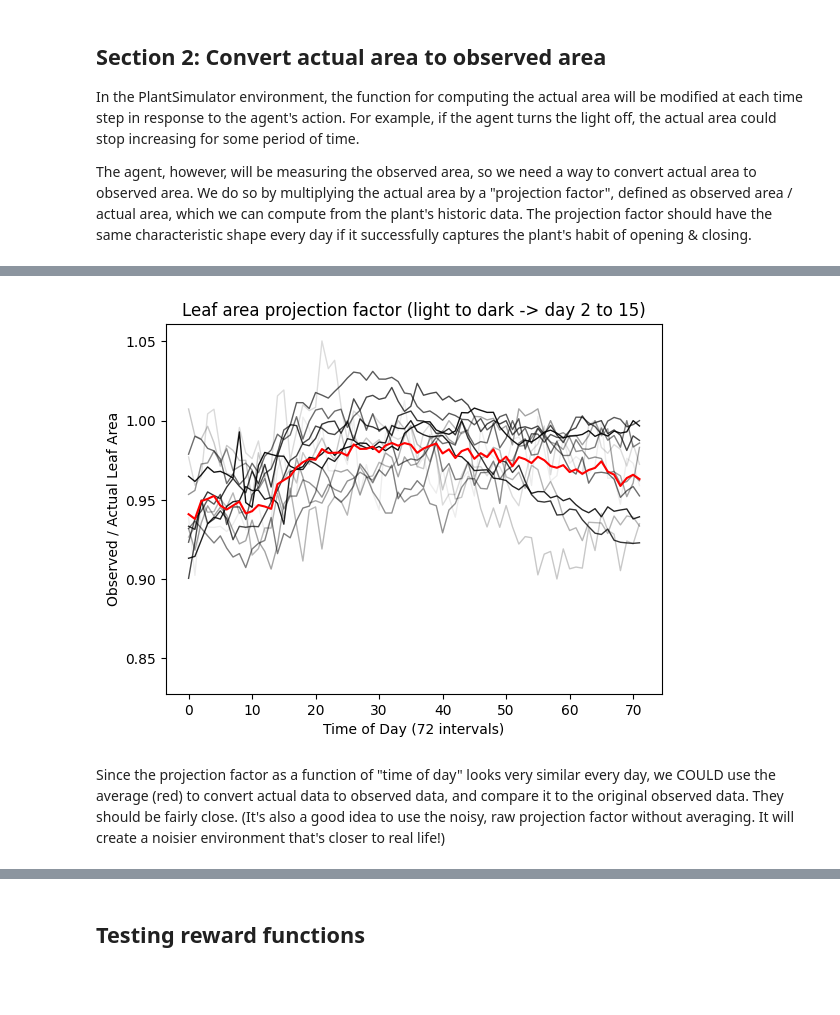
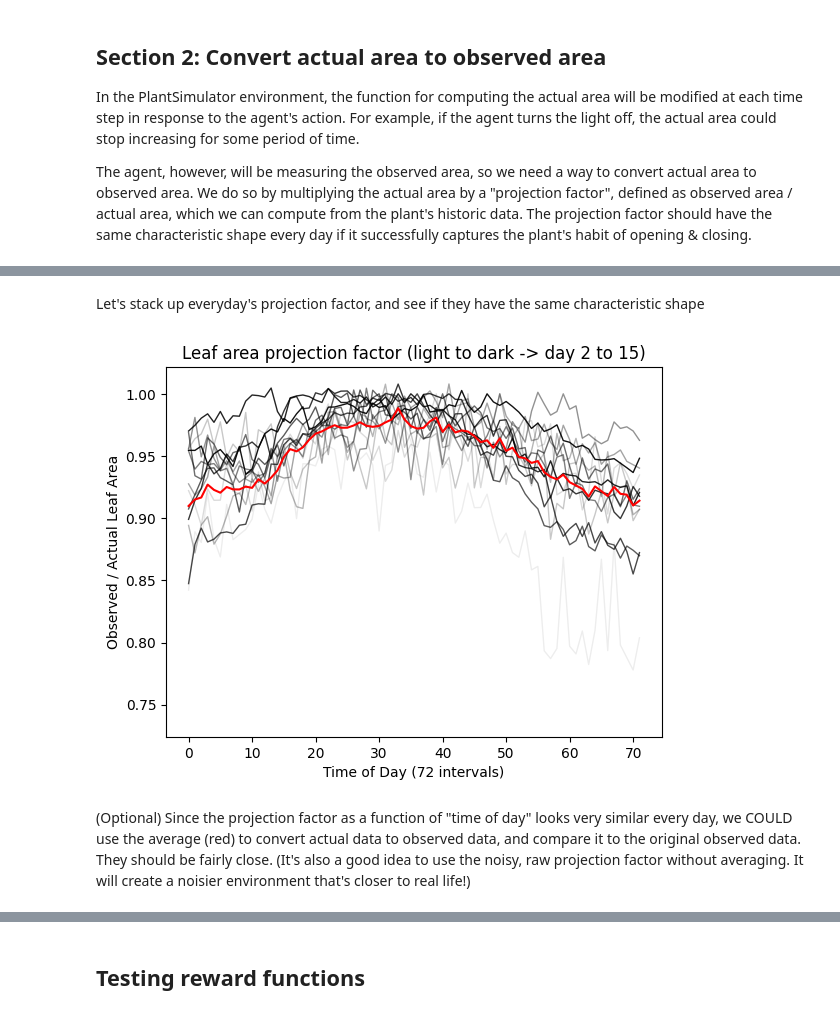
Before and after one commit to steventango/plant-rl, a Jupyter notebook: analysis/analyze_plant_data.ipynb, the cells around one changed output, grey strips where cells are left out. Cells and saved outputs as stored; diff of their text form; code cells hidden in the pictures; blank space fills up the shorter version.

```diff
--- a/analysis/analyze_plant_data.ipynb
+++ b/analysis/analyze_plant_data.ipynb
@@ -19,7 +19,7 @@ print(f'Largest measured area: {np.max(max_values[1:])}')
 # Set param and choose a plant to analyze
 steps_per_day = 72
 steps_per_night = 72
-plant_id = 1
+plant_id = 5
 data = np.array(df.iloc[:, plant_id])
 # %% [output]
 Largest measured area: 25083.0
@@ -45,12 +45,13 @@ print(f'best fit power law ~ x^{popt[1]:.2f}')
 y_linear = [pwl(x) for x in x_values]
 
 # Plot
-plt.plot(x_values, y_power, 'r-', label='Power Law')
-plt.plot(x_values, y_linear, 'g-', label='Piecewise Linear')
+plt.plot(x_values, y_linear, 'r-', label='Piecewise Linear')
+plt.plot(x_values, y_power, 'g--', label='Power Law')
 plt.plot(max_time, max_area, 'bo', label='Original Data')
-plt.xlabel('Time')
-plt.ylabel('Area')
+for i in range(int(len(data)/steps_per_day)+1):
+    plt.axvline(x = (steps_per_day+steps_per_night)*i, color='k', linestyle='--', linewidth=0.5)
+plt.xlabel('Time Step')
+plt.ylabel('Area [Pixel]')
 plt.legend()
-plt.grid(True)
 plt.show()
 # %% [output]
@@ -75,11 +76,12 @@ actual_area_linear = np.hstack(actual_area_linear)
 
 # Plot the actual vs observed area
 plt.plot(observed_area.reshape(-1)[steps_per_day:-steps_per_day], 'b', label='observed leaf area')
-plt.plot(actual_area_power, 'r', label='approximated actual leaf area (power law)')
-plt.plot(actual_area_linear, 'g', label='approximated actual leaf area (linear)')
+plt.plot(actual_area_linear, 'r', label='approximated actual leaf area')
+for i in range(int(len(data)/steps_per_day)-1):
+    plt.axvline(x = (steps_per_day)*i, color='k', linestyle='--', linewidth=0.5)
 plt.title(f'Actual vs Observed Leaf Area')
-plt.xlabel('Day-Time Stamp')
-plt.ylabel('Leaf Area')
+plt.xlabel('Daytime Time Step')
+plt.ylabel('Leaf Area [Pixel]')
 plt.legend()
 plt.show()
 # %% [output]
@@ -89,3 +91,16 @@ plt.show()
 In the PlantSimulator environment, the function for computing the actual area will be modified at each time step in response to the agent's action. For example, if the agent turns the light off, the actual area could stop increasing for some period of time.
 
 The agent, however, will be measuring the observed area, so we need a way to convert actual area to observed area. We do so by multiplying the actual area by a "projection factor", defined as observed area / actual area, which we can compute from the plant's historic data. The projection factor should have the same characteristic shape every day if it successfully captures the plant's habit of opening & closing.
+# %%
+truncated_data = data[steps_per_day:-steps_per_day]
+projection_factor = truncated_data/actual_area_linear
+
+plt.plot(projection_factor, 'k', linewidth=1)
+plt.plot(np.arange(len(projection_factor)), np.ones(len(projection_factor)), 'r--', linewidth=1)
+for i in range(int(len(data)/steps_per_day)-1):
+    plt.axvline(x = (steps_per_day)*i, color='k', linestyle='--', linewidth=0.5)
+plt.title('Leaf area projection factor')
+plt.xlabel(f'Daytime Time Step')
+plt.ylabel(f'Observed / Actual Leaf Area')
+plt.ylim(0.7,1.2)
+plt.xlim(0,len(projection_factor))
@@ -92,19 +110,20 @@ The agent, however, will be measuring the observed area, so we need a way to con
+# %% [markdown]
+Let's stack up everyday's projection factor, and see if they have the same characteristic shape
 # %%
-truncated_data = data[steps_per_day:-steps_per_day]
-projection_factor = np.reshape(truncated_data/actual_area_linear, (-1, steps_per_day))
+projection_factor = np.reshape(projection_factor, (-1, steps_per_day))
 
 for i in range(projection_factor.shape[0]):
     row = projection_factor[i]
     plt.plot(row, alpha=1/14*i, color='k', linewidth=1)
 plt.plot(np.mean(projection_factor, axis=0), 'r', label='average projection factor')
 plt.title('Leaf area projection factor (light to dark -> day 2 to 15)')
 plt.xlabel(f'Time of Day ({steps_per_day} intervals)')
 plt.ylabel(f'Observed / Actual Leaf Area')
 plt.show()
 # %% [output]
-[figure, old version]
+[figure, new version]
 # %% [markdown]
-Since the projection factor as a function of "time of day" looks very similar every day, we COULD use the average (red) to convert actual data to observed data, and compare it to the original observed data. They should be fairly close. (It's also a good idea to use the noisy, raw projection factor without averaging. It will create a noisier environment that's closer to real life!)
+(Optional) Since the projection factor as a function of "time of day" looks very similar every day, we COULD use the average (red) to convert actual data to observed data, and compare it to the original observed data. They should be fairly close. (It's also a good idea to use the noisy, raw projection factor without averaging. It will create a noisier environment that's closer to real life!)
 # %%
 mean_projection_factor = np.mean(projection_factor, axis=0)
 
```
Also changed, not shown: parts of 6 cells of this notebook, 4 other files.
